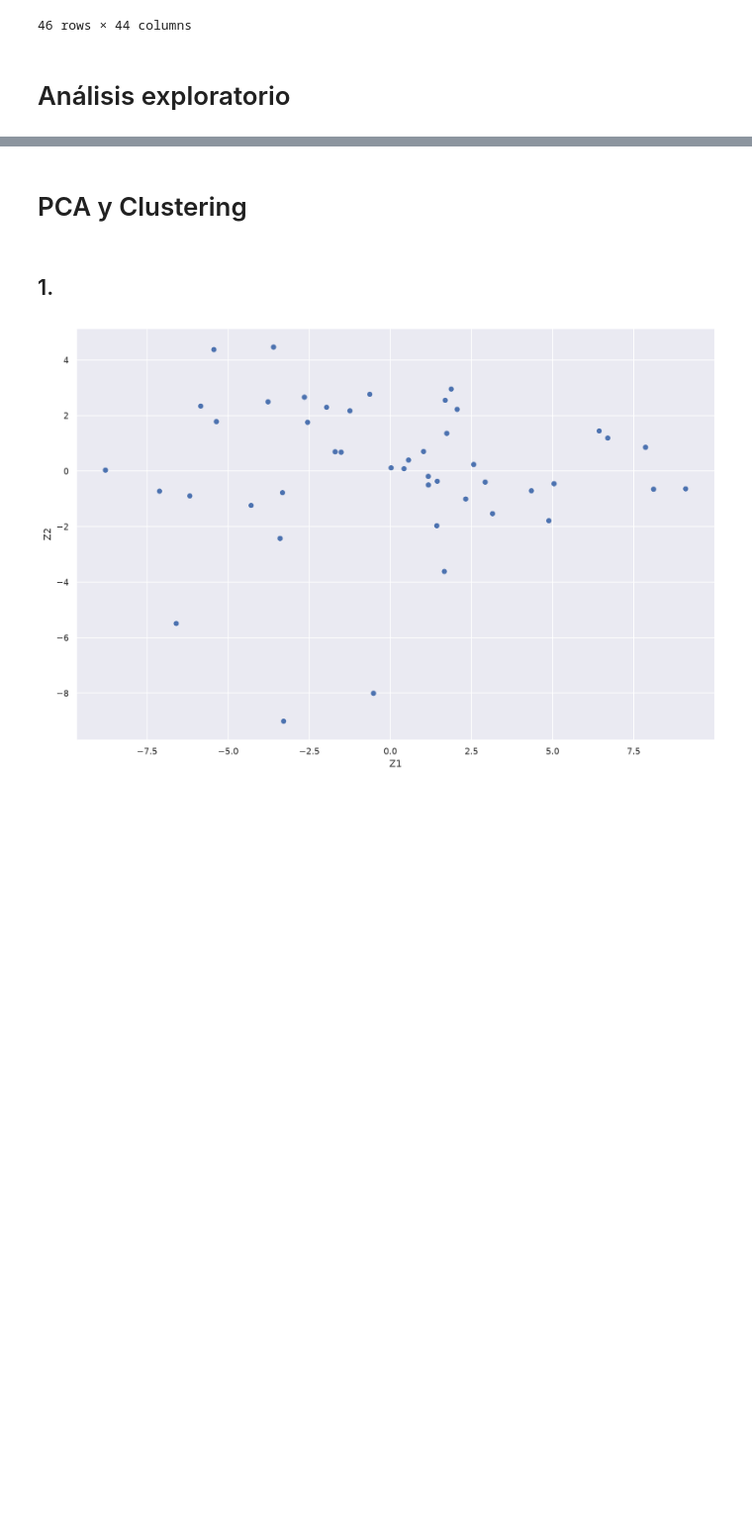
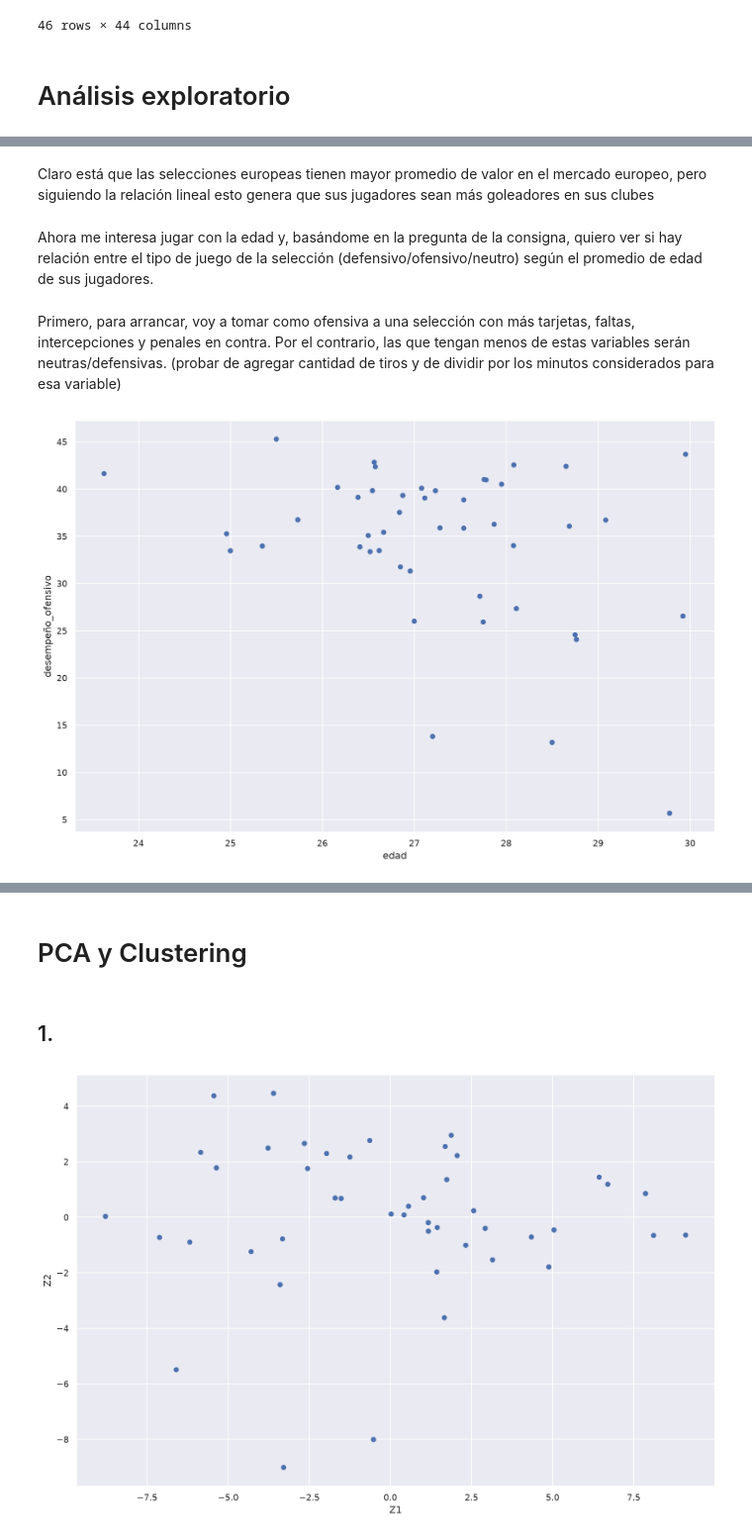
Before and after one commit to vinpalonsky/tp-labo-de-datos, a Jupyter notebook: ejercicio1.ipynb, the cells around one changed output, grey strips where cells are left out. Shown at 99% size. Drawn from its saved outputs; the diff is of its cells as text; code cells hidden in the pictures; blank space fills up the shorter version.

```diff
--- a/ejercicio1.ipynb
+++ b/ejercicio1.ipynb
@@ -362,0 +426,20 @@ Ideas:
+# %% [markdown]
+Claro está que las selecciones europeas tienen mayor promedio de valor en el mercado europeo, pero siguiendo la relación lineal esto genera que sus jugadores sean más goleadores en sus clubes
+# %% [markdown]
+Ahora me interesa jugar con la edad y, basándome en la pregunta de la consigna, quiero ver si hay relación entre el tipo de juego de la selección (defensivo/ofensivo/neutro) según el promedio de edad de sus jugadores.
+# %% [markdown]
+Primero, para arrancar, voy a tomar como ofensiva a una selección con más tarjetas, faltas, intercepciones y penales en contra. Por el contrario, las que tengan menos de estas variables serán neutras/defensivas.
+(probar de agregar cantidad de tiros y de dividir por los minutos considerados para esa variable)
+# %%
+variables_ofensivas = ["misc_performance_crdy", "misc_performance_crdr", "misc_performance_2crdy", "misc_performance_fls", "misc_performance_int"]
+suma_ofensiva = df_selecciones[variables_ofensivas].sum(axis=1)
+suma_ofensiva.name = "desempeño_ofensivo"
+
+(
+    so.Plot(data = df_selecciones, x = "edad", y = suma_ofensiva)
+    .add(so.Dot())
+    .add(so.Text())
+    .layout(size=(12,8))
+)
+# %% [output]
+[figure, added]
```
Also changed, not shown: parts of 12 cells of this notebook, 1 other file.
